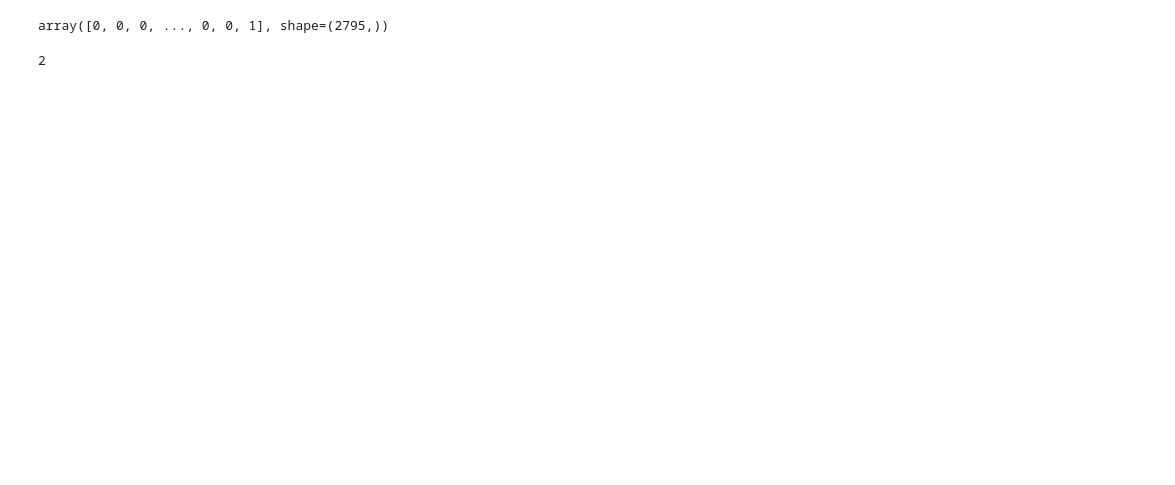
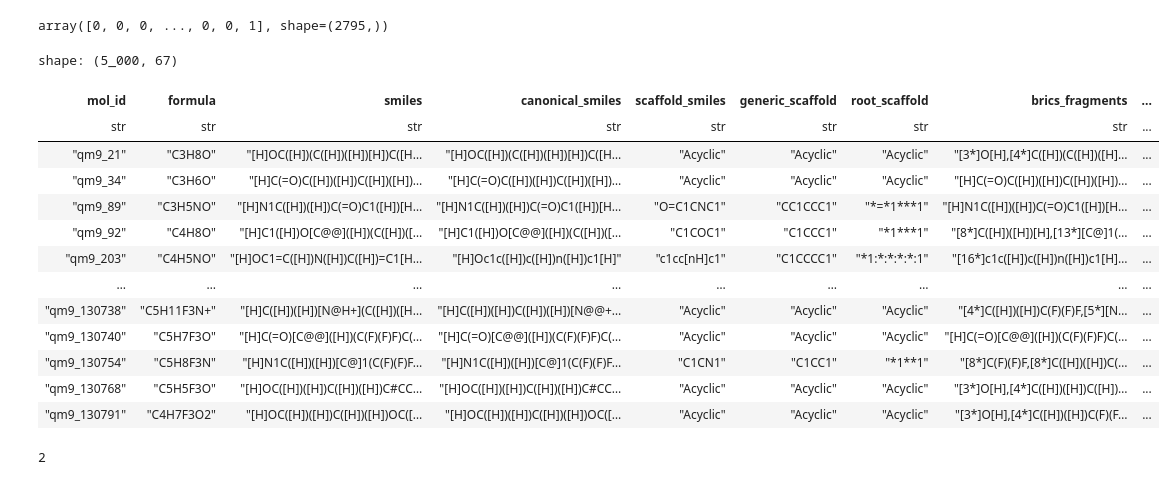
Before and after one commit to karlfindhansen/Non-Euclidean-Distances-in-Molecular-Representation, a Jupyter notebook: notebooks/QM9/clustering/euclidean/descriptors/one_hot.ipynb, the cells around one changed output. Saved outputs shown, nothing was run; the diff lists cells and outputs as text; code cells hidden in the pictures; blank space fills up the shorter version.

```diff
--- a/notebooks/QM9/clustering/euclidean/descriptors/one_hot.ipynb
+++ b/notebooks/QM9/clustering/euclidean/descriptors/one_hot.ipynb
@@ -26,6 +27,23 @@ ls_selfies = np.array(df['selfies_onehot'].to_list())
 ls_selfies[0]
 # %% [output]
 array([0, 0, 0, ..., 0, 0, 1], shape=(2795,))
+# %%
+df
+# %% [output]
+shape: (5_000, 67)
+| mol_id | formula | smiles | canonical_smiles | scaffold_smiles | generic_scaffold | root_scaffold | brics_fragments | ... |
+| str | str | str | str | str | str | str | str | ... |
+| "qm9_21" | "C3H8O" | "[H]OC([H])(C([H])([H])[H])C([H… | "[H]OC([H])(C([H])([H])[H])C([H… | "Acyclic" | "Acyclic" | "Acyclic" | "[3*]O[H],[4*]C([H])(C([H])([H]… | ... |
+| "qm9_34" | "C3H6O" | "[H]C(=O)C([H])([H])C([H])([H])… | "[H]C(=O)C([H])([H])C([H])([H])… | "Acyclic" | "Acyclic" | "Acyclic" | "[H]C(=O)C([H])([H])C([H])([H])… | ... |
+| "qm9_89" | "C3H5NO" | "[H]N1C([H])([H])C(=O)C1([H])[H… | "[H]N1C([H])([H])C(=O)C1([H])[H… | "O=C1CNC1" | "CC1CCC1" | "*=*1***1" | "[H]N1C([H])([H])C(=O)C1([H])[H… | ... |
+| "qm9_92" | "C4H8O" | "[H]C1([H])O[C@@]([H])(C([H])([… | "[H]C1([H])O[C@@]([H])(C([H])([… | "C1COC1" | "C1CCC1" | "*1***1" | "[8*]C([H])([H])[H],[13*][C@]1(… | ... |
+| "qm9_203" | "C4H5NO" | "[H]OC1=C([H])N([H])C([H])=C1[H… | "[H]Oc1c([H])c([H])n([H])c1[H]" | "c1cc[nH]c1" | "C1CCCC1" | "*1:*:*:*:*:1" | "[16*]c1c([H])c([H])n([H])c1[H]… | ... |
+| … | … | … | … | … | … | … | … | ... |
+| "qm9_130738" | "C5H11F3N+" | "[H]C([H])([H])[N@H+](C([H])([H… | "[H]C([H])([H])C([H])([H])[N@@+… | "Acyclic" | "Acyclic" | "Acyclic" | "[4*]C([H])([H])C(F)(F)F,[5*][N… | ... |
+| "qm9_130740" | "C5H7F3O" | "[H]C(=O)[C@@]([H])(C(F)(F)F)C(… | "[H]C(=O)[C@@]([H])(C(F)(F)F)C(… | "Acyclic" | "Acyclic" | "Acyclic" | "[H]C(=O)[C@@]([H])(C(F)(F)F)C(… | ... |
+| "qm9_130754" | "C5H8F3N" | "[H]N1C([H])([H])[C@]1(C(F)(F)F… | "[H]N1C([H])([H])[C@]1(C(F)(F)F… | "C1CN1" | "C1CC1" | "*1**1" | "[8*]C(F)(F)F,[8*]C([H])([H])C(… | ... |
+| "qm9_130768" | "C5H5F3O" | "[H]OC([H])([H])C([H])([H])C#CC… | "[H]OC([H])([H])C([H])([H])C#CC… | "Acyclic" | "Acyclic" | "Acyclic" | "[3*]O[H],[4*]C([H])([H])C([H])… | ... |
+| "qm9_130791" | "C4H7F3O2" | "[H]OC([H])([H])C([H])([H])OC([… | "[H]OC([H])([H])C([H])([H])OC([… | "Acyclic" | "Acyclic" | "Acyclic" | "[3*]O[H],[4*]C([H])([H])C(F)(F… | ... |
 # %%
 len(molecules[0:2])
 # %% [output]
```
Also changed, not shown: parts of 15 cells of this notebook, 12 other files.
